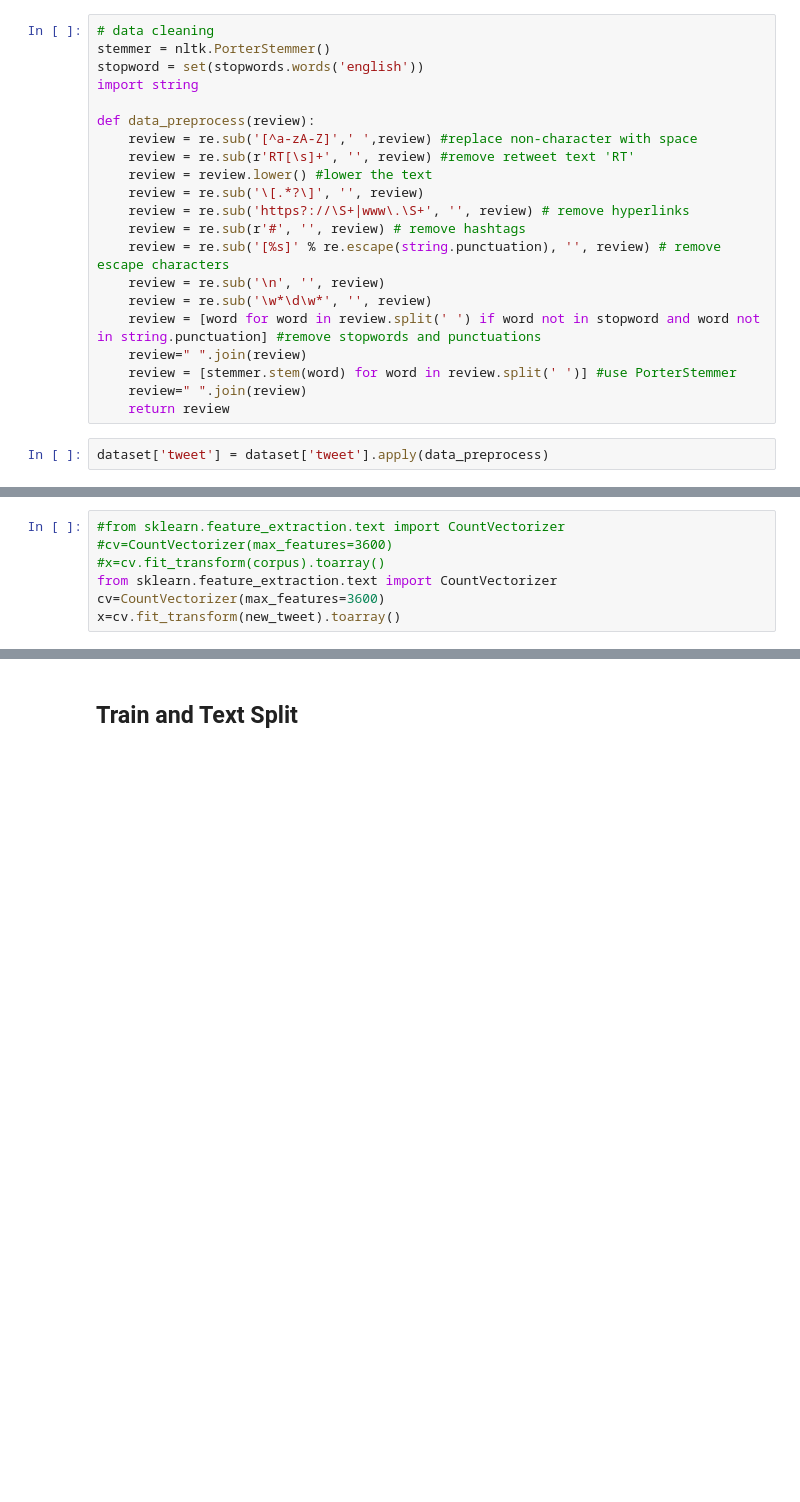
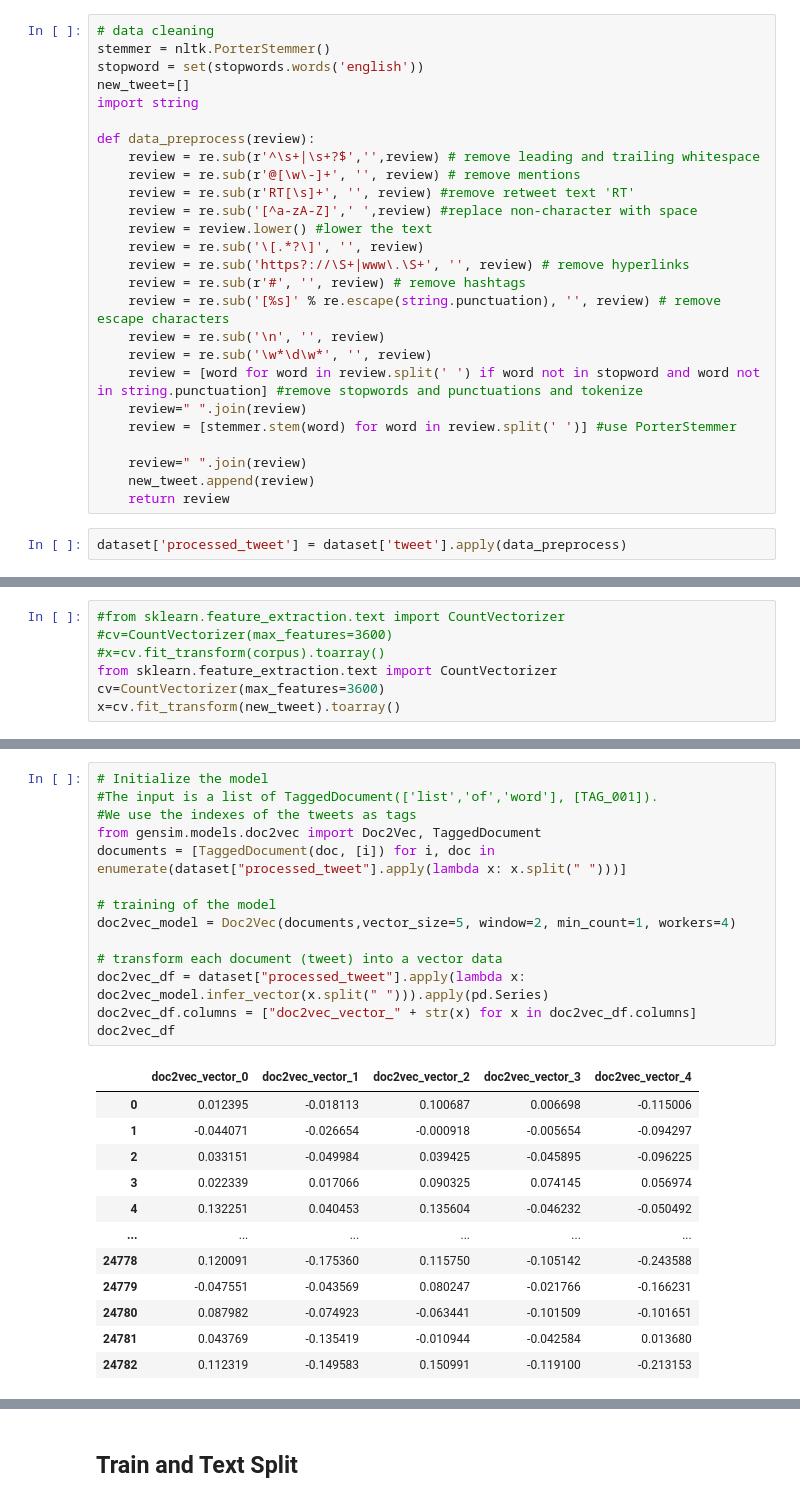
Before and after one commit to Anpan981025/ML_groupproject, a Jupyter notebook: hate_speech_classifier.ipynb, the cells around one changed output, grey strips where cells are left out. Drawn from its saved outputs; the diff is of its cells as text; blank space fills up the shorter version.

```diff
--- a/hate_speech_classifier.ipynb
+++ b/hate_speech_classifier.ipynb
@@ -134,11 +165,14 @@ corpus[0:5]
 # data cleaning
 stemmer = nltk.PorterStemmer()
 stopword = set(stopwords.words('english'))
+new_tweet=[]
 import string
 
 def data_preprocess(review):
+    review = re.sub(r'^\s+|\s+?$','',review) # remove leading and trailing whitespace
+    review = re.sub(r'@[\w\-]+', '', review) # remove mentions
+    review = re.sub(r'RT[\s]+', '', review) #remove retweet text 'RT'
     review = re.sub('[^a-zA-Z]',' ',review) #replace non-character with space
-    review = re.sub(r'RT[\s]+', '', review) #remove retweet text 'RT'
     review = review.lower() #lower the text
     review = re.sub('\[.*?\]', '', review)
     review = re.sub('https?://\S+|www\.\S+', '', review) # remove hyperlinks
@@ -146,11 +180,13 @@ def data_preprocess(review):
     review = re.sub('[%s]' % re.escape(string.punctuation), '', review) # remove escape characters
     review = re.sub('\n', '', review)
     review = re.sub('\w*\d\w*', '', review)
-    review = [word for word in review.split(' ') if word not in stopword and word not in string.punctuation] #remove stopwords and punctuations
+    review = [word for word in review.split(' ') if word not in stopword and word not in string.punctuation] #remove stopwords and punctuations and tokenize
     review=" ".join(review)
     review = [stemmer.stem(word) for word in review.split(' ')] #use PorterStemmer
+
     review=" ".join(review)
+    new_tweet.append(review)
     return review
 # %%
-dataset['tweet'] = dataset['tweet'].apply(data_preprocess)
+dataset['processed_tweet'] = dataset['tweet'].apply(data_preprocess)
 # %%
@@ -195,0 +299,27 @@ x=cv.fit_transform(new_tweet).toarray()
+# %%
+# Initialize the model
+#The input is a list of TaggedDocument(['list','of','word'], [TAG_001]).
+#We use the indexes of the tweets as tags
+from gensim.models.doc2vec import Doc2Vec, TaggedDocument
+documents = [TaggedDocument(doc, [i]) for i, doc in enumerate(dataset["processed_tweet"].apply(lambda x: x.split(" ")))]
+
+# training of the model
+doc2vec_model = Doc2Vec(documents,vector_size=5, window=2, min_count=1, workers=4)
+
+# transform each document (tweet) into a vector data
+doc2vec_df = dataset["processed_tweet"].apply(lambda x: doc2vec_model.infer_vector(x.split(" "))).apply(pd.Series)
+doc2vec_df.columns = ["doc2vec_vector_" + str(x) for x in doc2vec_df.columns]
+doc2vec_df
+# %% [output]
+|  | doc2vec_vector_0 | doc2vec_vector_1 | doc2vec_vector_2 | doc2vec_vector_3 | doc2vec_vector_4 |
+| 0 | 0.012395 | -0.018113 | 0.100687 | 0.006698 | -0.115006 |
+| 1 | -0.044071 | -0.026654 | -0.000918 | -0.005654 | -0.094297 |
+| 2 | 0.033151 | -0.049984 | 0.039425 | -0.045895 | -0.096225 |
+| 3 | 0.022339 | 0.017066 | 0.090325 | 0.074145 | 0.056974 |
+| 4 | 0.132251 | 0.040453 | 0.135604 | -0.046232 | -0.050492 |
+| ... | ... | ... | ... | ... | ... |
+| 24778 | 0.120091 | -0.175360 | 0.115750 | -0.105142 | -0.243588 |
+| 24779 | -0.047551 | -0.043569 | 0.080247 | -0.021766 | -0.166231 |
+| 24780 | 0.087982 | -0.074923 | -0.063441 | -0.101509 | -0.101651 |
+| 24781 | 0.043769 | -0.135419 | -0.010944 | -0.042584 | 0.013680 |
+| 24782 | 0.112319 | -0.149583 | 0.150991 | -0.119100 | -0.213153 |
```
Also changed, not shown: parts of 13 cells of this notebook.
